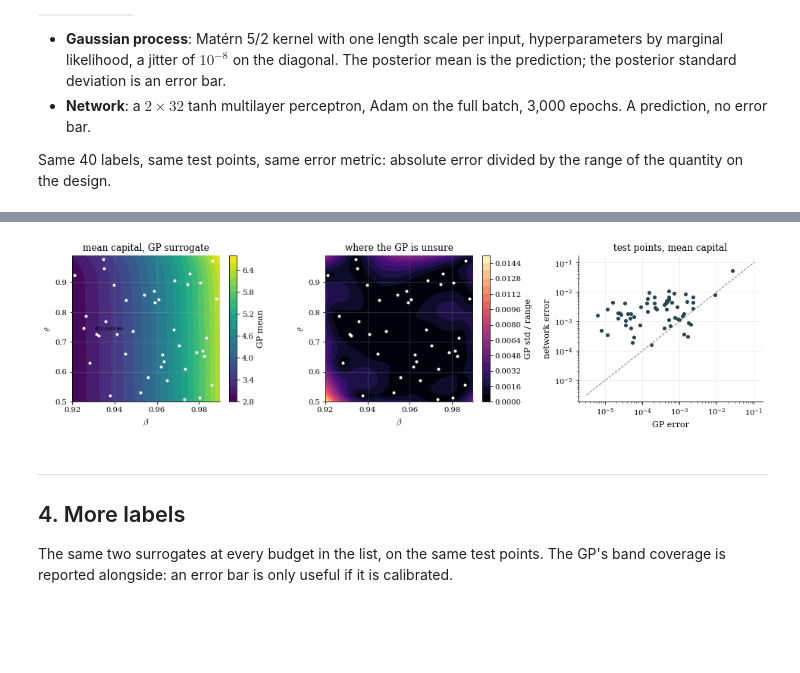
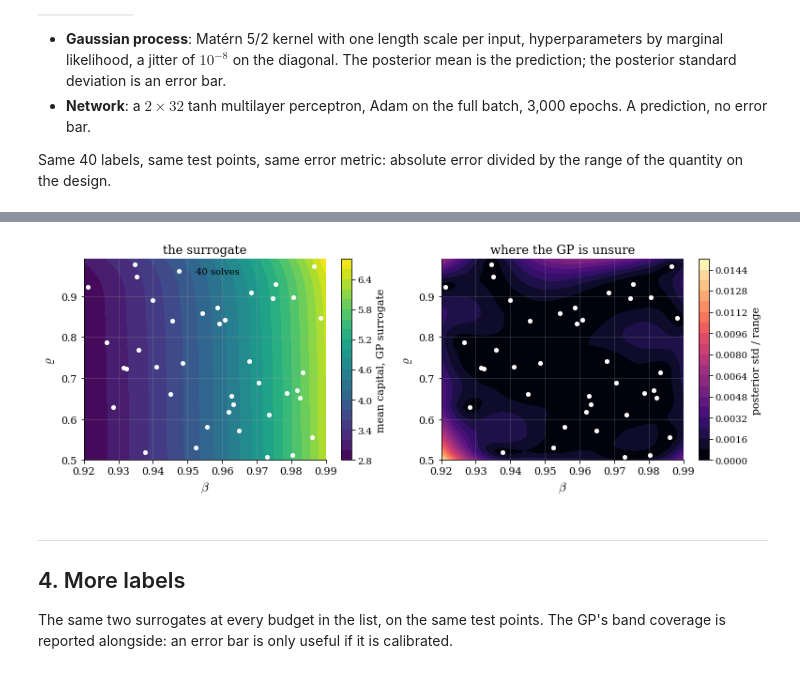
Before and after one commit to sischei/deep_learning_padova_0926, a Jupyter notebook: day2/code/06_surrogates_and_gps/06_01_Surrogates_The_Idea.ipynb, the cells around one changed output, grey strips where cells are left out. Saved outputs shown, nothing was run; the diff lists cells and outputs as text; code cells hidden in the pictures; some formulas as TeX source; blank space fills up the shorter version.

Commit message:
Sessions 6 and 7: GP route for SMM in both notebooks, identification frames restated on the measured numbers, clearer figures

```diff
--- a/day2/code/06_surrogates_and_gps/06_01_Surrogates_The_Idea.ipynb
+++ b/day2/code/06_surrogates_and_gps/06_01_Surrogates_The_Idea.ipynb
@@ -213,26 +214,21 @@ GP 95% band covers the truth at 92% / 97% of the test points; length scales (bet
 # %%
 # The surrogate surface, the design, and where the errors are.
 u1, u2 = np.meshgrid(np.linspace(0, 1, 60), np.linspace(0, 1, 60))
 theta_fine = np.column_stack([u1.ravel(), u2.ravel()]) * (BOX_HI - BOX_LO) + BOX_LO
 q_fine, s_fine = gp.predict(theta_fine, return_std=True)
 
-fig, axes = plt.subplots(1, 3, figsize=(13.5, 3.7))
+fig, axes = plt.subplots(1, 2, figsize=(11, 4.0))
 cs = axes[0].contourf(theta_fine[:, 0].reshape(60, 60), theta_fine[:, 1].reshape(60, 60), q_fine[:, 0].reshape(60, 60), levels=20, cmap="viridis")
-axes[0].plot(theta_design[:N0, 0], theta_design[:N0, 1], "o", color="white", ms=3, label=f"{N0} solves")
-plt.colorbar(cs, ax=axes[0], label="GP mean"); axes[0].set_title("mean capital, GP surrogate"); axes[0].legend(frameon=False, fontsize=8)
+axes[0].plot(theta_design[:N0, 0], theta_design[:N0, 1], "o", color="white", ms=4, label=f"{N0} solves")
+plt.colorbar(cs, ax=axes[0], label="mean capital, GP surrogate"); axes[0].set_title("the surrogate", fontsize=13); axes[0].legend(frameon=False, fontsize=10)
 cs = axes[1].contourf(theta_fine[:, 0].reshape(60, 60), theta_fine[:, 1].reshape(60, 60), s_fine[:, 0].reshape(60, 60) / q_range[0], levels=20, cmap="magma")
-axes[1].plot(theta_design[:N0, 0], theta_design[:N0, 1], "o", color="white", ms=3)
-plt.colorbar(cs, ax=axes[1], label="GP std / range"); axes[1].set_title("where the GP is unsure")
-e_gp = np.abs(gp_mean[:, 0] - q_test[:, 0]) / q_range[0]; e_nn = np.abs(nn_mean[:, 0] - q_test[:, 0]) / q_range[0]
-axes[2].loglog(e_gp, e_nn, "o", color=C_REF, ms=4)
-lim = [min(e_gp.min(), e_nn.min()) * 0.5, max(e_gp.max(), e_nn.max()) * 2]
-axes[2].plot(lim, lim, "--", color="0.5", lw=1); axes[2].set_xlabel("GP error"); axes[2].set_ylabel("network error")
-axes[2].set_title("test points, mean capital")
-for ax in axes[:2]:
-    ax.set_xlabel(r"$\beta$"); ax.set_ylabel(r"$\varrho$")
+axes[1].plot(theta_design[:N0, 0], theta_design[:N0, 1], "o", color="white", ms=4)
+plt.colorbar(cs, ax=axes[1], label="posterior std / range"); axes[1].set_title("where the GP is unsure", fontsize=13)
+for ax in axes:
+    ax.set_xlabel(r"$\beta$", fontsize=13); ax.set_ylabel(r"$\varrho$", fontsize=13); ax.tick_params(labelsize=11)
 fig.tight_layout(); savefig(fig, "surrogate_primer_surface"); plt.show()
 # %% [output]
-[figure, old version]
+[figure, new version]
 # %% [markdown]
 ---
 ## 4. More labels
```
Also changed, not shown: parts of 5 cells of this notebook, 18 other files.
